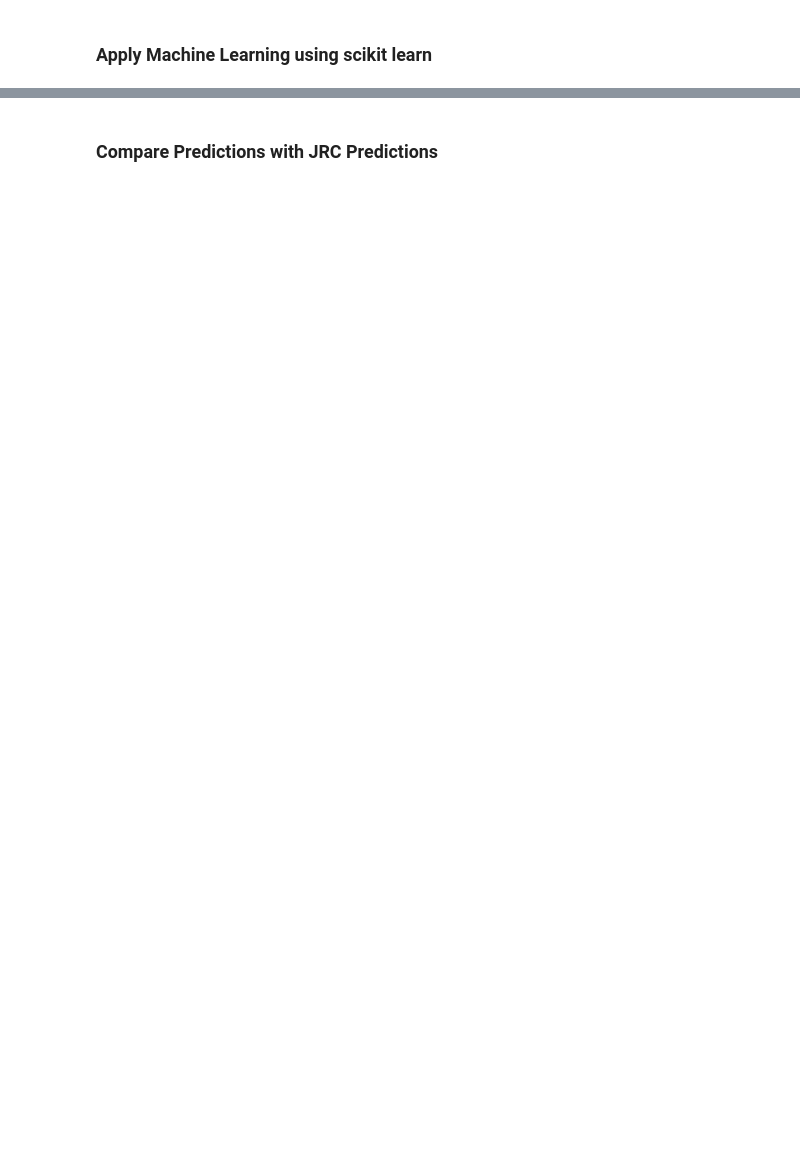
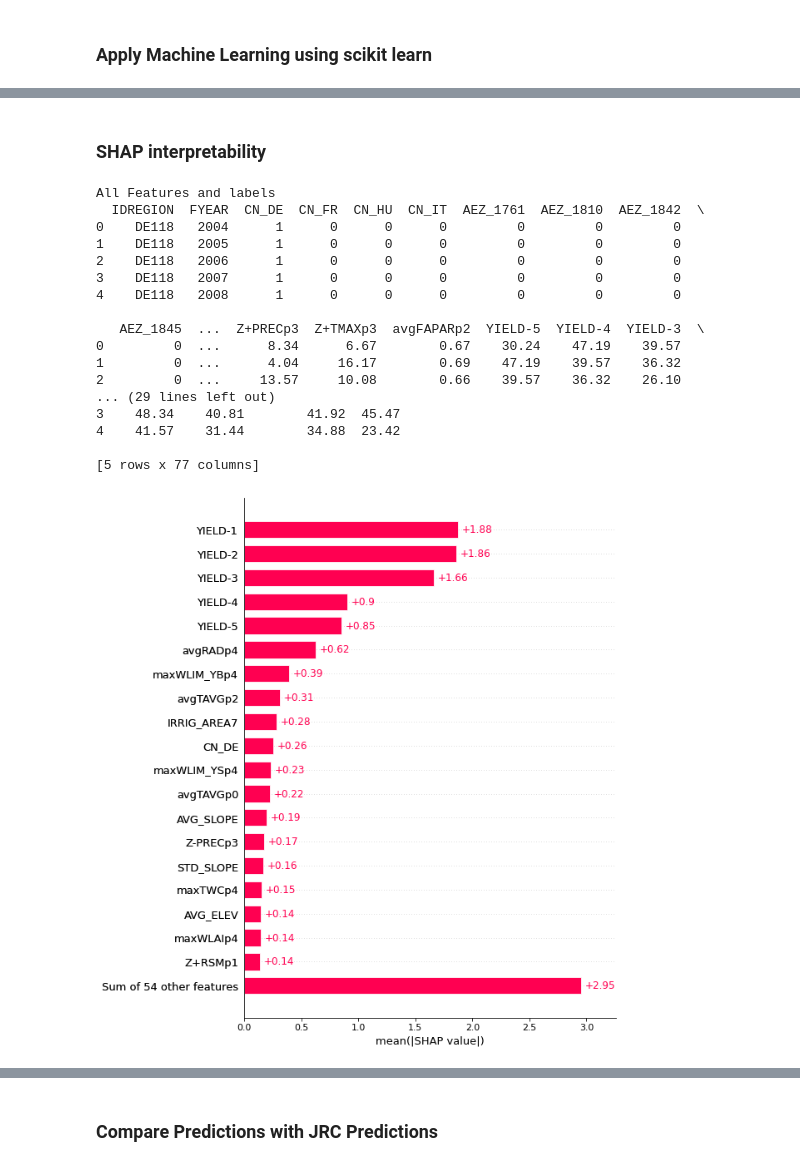
Before and after one commit to BigDataWUR/MLforCropYieldForecasting, a Jupyter notebook: mloptimized_combo.ipynb, the cells around one changed output, grey strips where cells are left out. Drawn from its saved outputs; the diff is of its cells as text; code cells hidden in the pictures; blank space fills up the shorter version.

```diff
--- a/mloptimized_combo.ipynb
+++ b/mloptimized_combo.ipynb
@@ -5421,22 +5420,19 @@ class TestCustomTrainTestSplit:
 # %%
 if (test_env == 'notebook'):
   cyp_config = CYPConfiguration()
-  # ! unzip NUTS3-PC.zip >/dev/null
-  # ! unzip NUTS3-all.zip >/dev/null
-
   if (run_tests):
     test_util = TestUtil(spark)
     test_util.runAllTests()
 
   my_config = {
-      'crop_name' : 'soft wheat',
-      'season_crosses_calendar_year' : 'Y',
-      'country_code' : None, # 'DE',
+      'crop_name' : 'potatoes',
+      'season_crosses_calendar_year' : 'N',
+      'country_code' : None,
       'data_sources' : [ 'WOFOST', 'METEO_DAILY', 'SOIL', 'YIELD'],
       'clean_data' : 'N',
-      'data_path' : 'NUTS3-all',
+      'data_path' : '.',
       'output_path' : '.',
-      'nuts_level' : None, # 'NUTS3',
+      'nuts_level' : 'NUTS3',
       'use_yield_trend' : 'Y',
       'predict_yield_residuals' : 'N',
       'trend_windows' : [5, 7, 10],
@@ -5448,8 +5444,8 @@ if (test_env == 'notebook'):
       'early_season_prediction' : 'Y',
       'early_season_end_dekad' : -6,
       'use_features_v2' : 'Y',
-      'save_features' : 'Y',
-      'use_saved_features' : 'N',
+      'save_features' : 'N',
+      'use_saved_features' : 'Y',
       'use_sample_weights' : 'N',
       'retrain_per_test_year' : 'N',
       'save_predictions' : 'Y',
@@ -5731,0 +5744,56 @@ All Features and labels
+# %% [markdown]
+### SHAP interpretability
+# %%
+import shap
+
+if (use_saved_features):
+    pd_train_df, pd_test_df = loadSavedFeaturesLabels(cyp_config, spark)
+
+all_cols = list(pd_train_df.columns)
+ft_cols = all_cols[2:-2]
+label_cols = all_cols[:2] + all_cols[-2:]
+
+X_train = pd_train_df[ft_cols].values
+Y_train_full = pd_train_df[label_cols].values
+X_test = pd_test_df[ft_cols].values
+Y_test_full = pd_test_df[label_cols].values
+
+Y_train = Y_train_full[:, -1]
+scaler = StandardScaler()
+scaler.fit(X_train)
+X_train = scaler.transform(X_train)
+X_test = scaler.transform(X_test)
+model = GradientBoostingRegressor(loss='huber', max_features='log2',
+                                  max_depth=10, min_samples_leaf=5,
+                                  tol=1e-3, n_iter_no_change=5,
+                                  subsample=0.6, ccp_alpha=1e-2,
+                                  learning_rate=0.1,
+                                  n_estimators=500, random_state=42)
+model.fit(X_train, Y_train)
+# model = xgboost.XGBRegressor().fit(X_train, Y_train)
+
+# explain the model's predictions using SHAP
+explainer = shap.Explainer(model, feature_names=ft_cols)
+shap_values = explainer(X_test)
+
+shap.plots.bar(shap_values, max_display=20)
+shap.plots.beeswarm(shap_values, max_display=20)
+# %% [output]
+All Features and labels
+  IDREGION  FYEAR  CN_DE  CN_FR  CN_HU  CN_IT  AEZ_1761  AEZ_1810  AEZ_1842  \
+0    DE118   2004      1      0      0      0         0         0         0
+1    DE118   2005      1      0      0      0         0         0         0
+2    DE118   2006      1      0      0      0         0         0         0
+3    DE118   2007      1      0      0      0         0         0         0
+4    DE118   2008      1      0      0      0         0         0         0
+
+   AEZ_1845  ...  Z+PRECp3  Z+TMAXp3  avgFAPARp2  YIELD-5  YIELD-4  YIELD-3  \
+0         0  ...      8.34      6.67        0.67    30.24    47.19    39.57
+1         0  ...      4.04     16.17        0.69    47.19    39.57    36.32
+2         0  ...     13.57     10.08        0.66    39.57    36.32    26.10
+... (29 lines left out)
+3    48.34    40.81        41.92  45.47
+4    41.57    31.44        34.88  23.42
+
+[5 rows x 77 columns]
+[figure, added]
```
Also changed, not shown: parts of 14 cells of this notebook, 6 other files.
